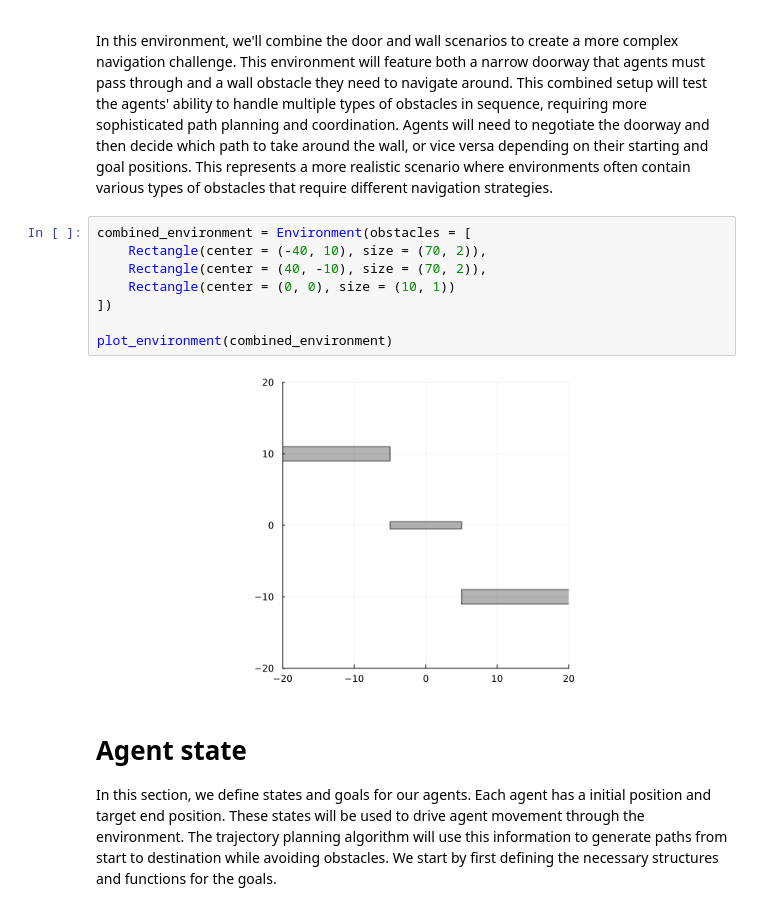
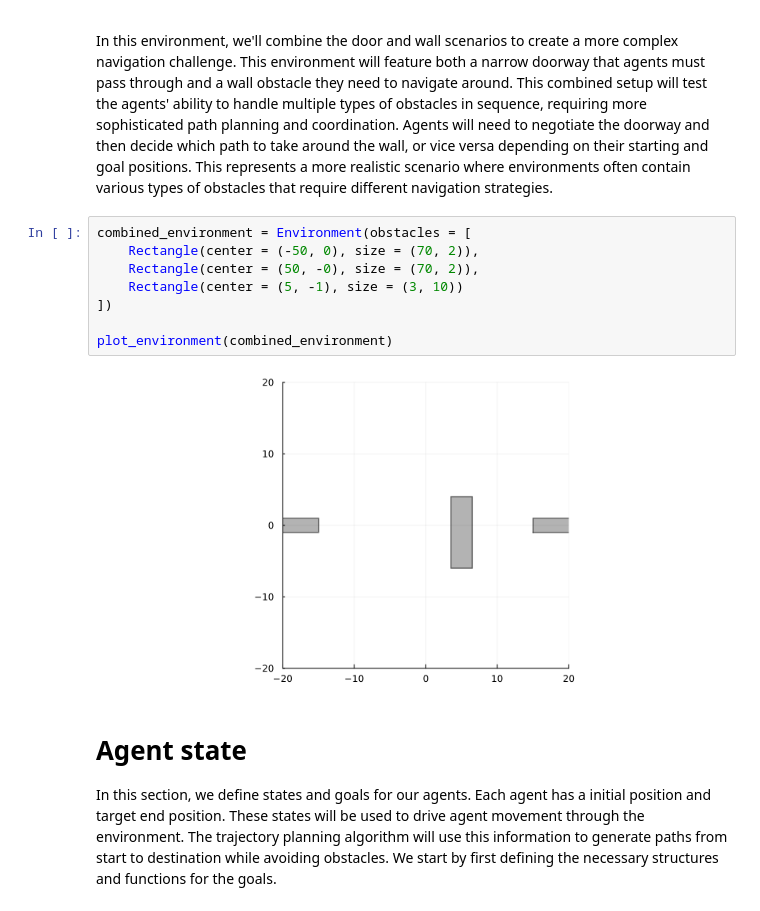
Before and after one commit to ReactiveBayes/RxInferExamples.jl, a Jupyter notebook: examples/Advanced Examples/Multi-agent Trajectory Planning/Multi-agent Trajectory Planning.ipynb, the cells around one changed output. Saved outputs shown, nothing was run; the diff lists cells and outputs as text.

```diff
--- a/examples/Advanced Examples/Multi-agent Trajectory Planning/Multi-agent Trajectory Planning.ipynb
+++ b/examples/Advanced Examples/Multi-agent Trajectory Planning/Multi-agent Trajectory Planning.ipynb
@@ -109,14 +109,14 @@ plot_environment(wall_environment)
 In this environment, we'll combine the door and wall scenarios to create a more complex navigation challenge. This environment will feature both a narrow doorway that agents must pass through and a wall obstacle they need to navigate around. This combined setup will test the agents' ability to handle multiple types of obstacles in sequence, requiring more sophisticated path planning and coordination. Agents will need to negotiate the doorway and then decide which path to take around the wall, or vice versa depending on their starting and goal positions. This represents a more realistic scenario where environments often contain various types of obstacles that require different navigation strategies.
 # %%
 combined_environment = Environment(obstacles = [
-    Rectangle(center = (-40, 10), size = (70, 2)),
-    Rectangle(center = (40, -10), size = (70, 2)),
-    Rectangle(center = (0, 0), size = (10, 1))
+    Rectangle(center = (-50, 0), size = (70, 2)),
+    Rectangle(center = (50, -0), size = (70, 2)),
+    Rectangle(center = (5, -1), size = (3, 10))
 ])
 
 plot_environment(combined_environment)
 # %% [output]
-[figure, old version]
+[figure, new version]
 # %% [markdown]
 # Agent state
 
```
Also changed, not shown: parts of 23 cells of this notebook, 6 other files.
